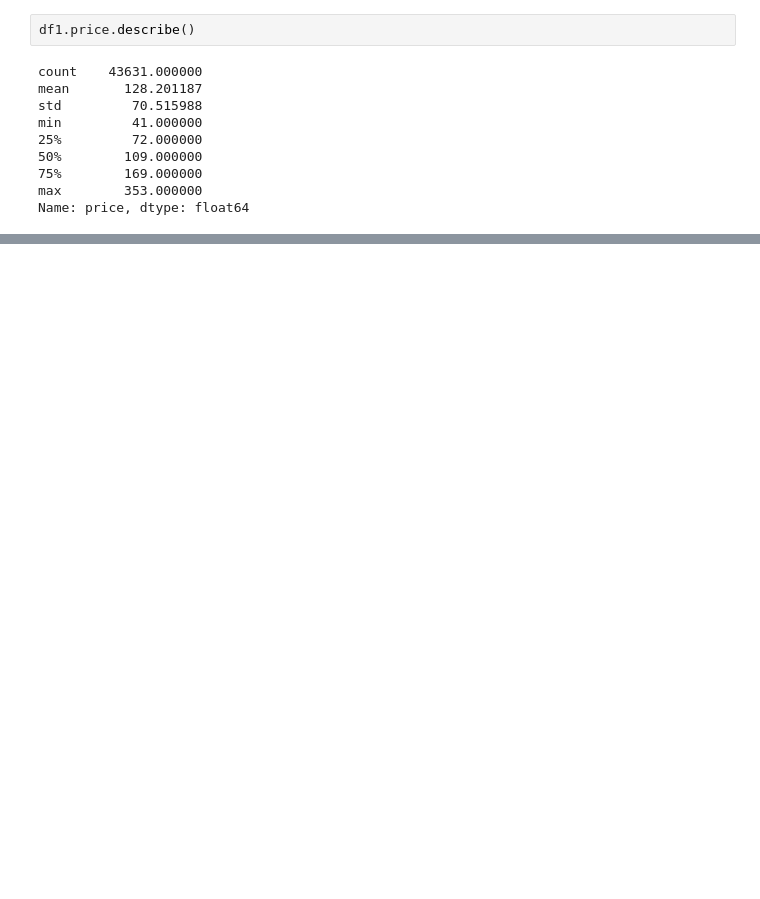
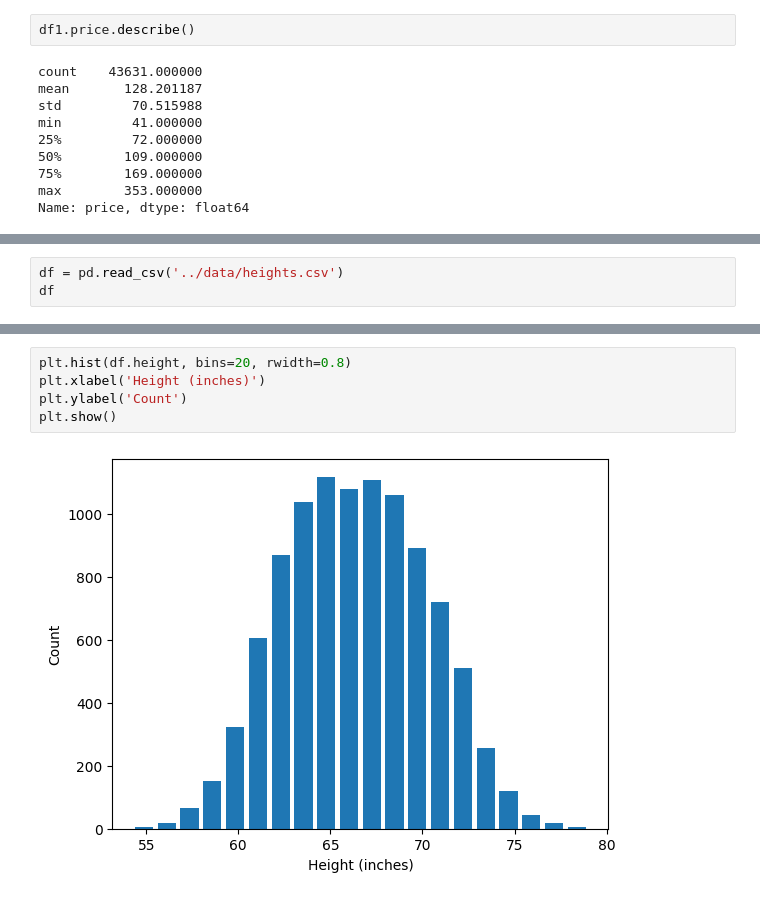
Before and after one commit to shadrack71/Machine-learning-projects, a Jupyter notebook: machine_learning.ipynb, the cells around one changed output, grey strips where cells are left out. Drawn from its saved outputs; the diff is of its cells as text; blank space fills up the shorter version.

```diff
--- a/machine_learning.ipynb
+++ b/machine_learning.ipynb
@@ -2412,0 +2417,3 @@ Name: price, dtype: float64
+# %%
+df = pd.read_csv('../data/heights.csv')
+df
@@ -2412,0 +2434,7 @@ Name: price, dtype: float64
+# %%
+plt.hist(df.height, bins=20, rwidth=0.8)
+plt.xlabel('Height (inches)')
+plt.ylabel('Count')
+plt.show()
+# %% [output]
+[figure, added]
```
Also changed, not shown: parts of 12 cells of this notebook.
